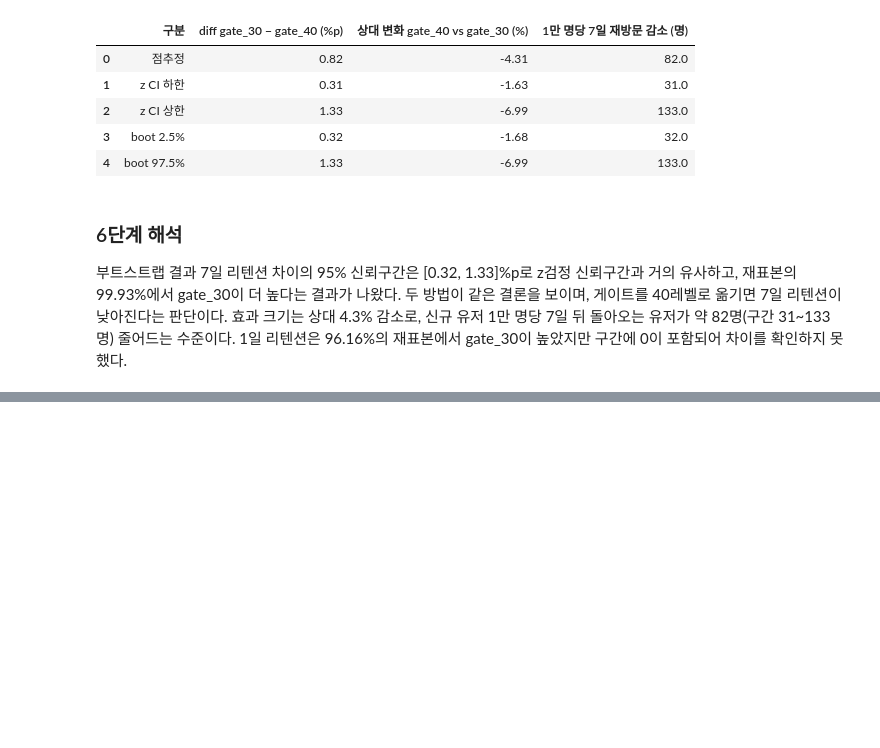
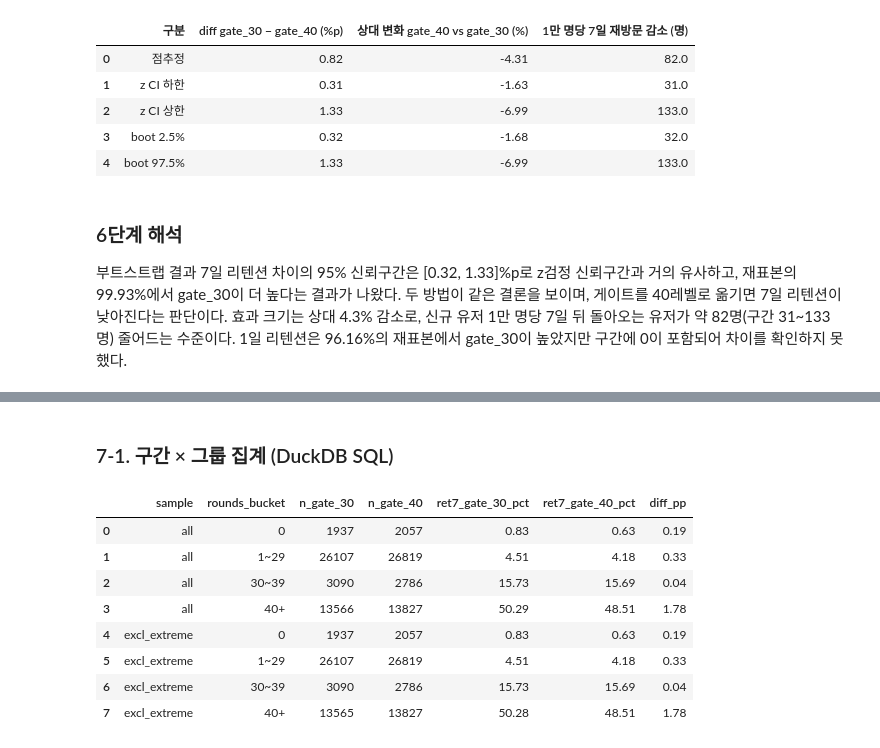
Before and after one commit to julyryunth-ux/cookie-cats-ab-test, a Jupyter notebook: analysis.ipynb, the cells around one changed output, grey strips where cells are left out. Cells and saved outputs as stored; diff of their text form; code cells hidden in the pictures; blank space fills up the shorter version.

```diff
--- a/analysis.ipynb
+++ b/analysis.ipynb
@@ -539,0 +550,49 @@ gate_30 7일 리텐션 = 19.02%, gate_40 = 18.20%
+# %% [markdown]
+### 7-1. 구간 × 그룹 집계 (DuckDB SQL)
+# %%
+segment = con.sql("""
+WITH base AS (
+    SELECT 'all'          AS sample, * FROM cc_flag
+    UNION ALL
+    SELECT 'excl_extreme' AS sample, * FROM cc_flag WHERE NOT is_extreme
+),
+bucketed AS (
+    SELECT *,
+           CASE
+               WHEN sum_gamerounds = 0  THEN 1
+               WHEN sum_gamerounds < 30 THEN 2
+               WHEN sum_gamerounds < 40 THEN 3
+               ELSE 4
+           END AS bucket_order,
+           CASE
+               WHEN sum_gamerounds = 0  THEN '0'
+               WHEN sum_gamerounds < 30 THEN '1~29'
+               WHEN sum_gamerounds < 40 THEN '30~39'
+               ELSE '40+'
+           END AS rounds_bucket
+    FROM base
+)
+SELECT
+    sample,
+    rounds_bucket,
+    COUNT(*) FILTER (WHERE version = 'gate_30')                                      AS n_gate_30,
+    COUNT(*) FILTER (WHERE version = 'gate_40')                                      AS n_gate_40,
+    ROUND(AVG(retention_7::INT) FILTER (WHERE version = 'gate_30') * 100, 2)         AS ret7_gate_30_pct,
+    ROUND(AVG(retention_7::INT) FILTER (WHERE version = 'gate_40') * 100, 2)         AS ret7_gate_40_pct,
+    ROUND((AVG(retention_7::INT) FILTER (WHERE version = 'gate_30')
+         - AVG(retention_7::INT) FILTER (WHERE version = 'gate_40')) * 100, 2)       AS diff_pp
+FROM bucketed
+GROUP BY sample, rounds_bucket, bucket_order
+ORDER BY sample, bucket_order
+""").df()
+segment
+# %% [output]
+|  | sample | rounds_bucket | n_gate_30 | n_gate_40 | ret7_gate_30_pct | ret7_gate_40_pct | diff_pp |
+| 0 | all | 0 | 1937 | 2057 | 0.83 | 0.63 | 0.19 |
+| 1 | all | 1~29 | 26107 | 26819 | 4.51 | 4.18 | 0.33 |
+| 2 | all | 30~39 | 3090 | 2786 | 15.73 | 15.69 | 0.04 |
+| 3 | all | 40+ | 13566 | 13827 | 50.29 | 48.51 | 1.78 |
+| 4 | excl_extreme | 0 | 1937 | 2057 | 0.83 | 0.63 | 0.19 |
+| 5 | excl_extreme | 1~29 | 26107 | 26819 | 4.51 | 4.18 | 0.33 |
+| 6 | excl_extreme | 30~39 | 3090 | 2786 | 15.73 | 15.69 | 0.04 |
+| 7 | excl_extreme | 40+ | 13565 | 13827 | 50.28 | 48.51 | 1.78 |
```
Also changed, not shown: parts of 4 cells of this notebook.
